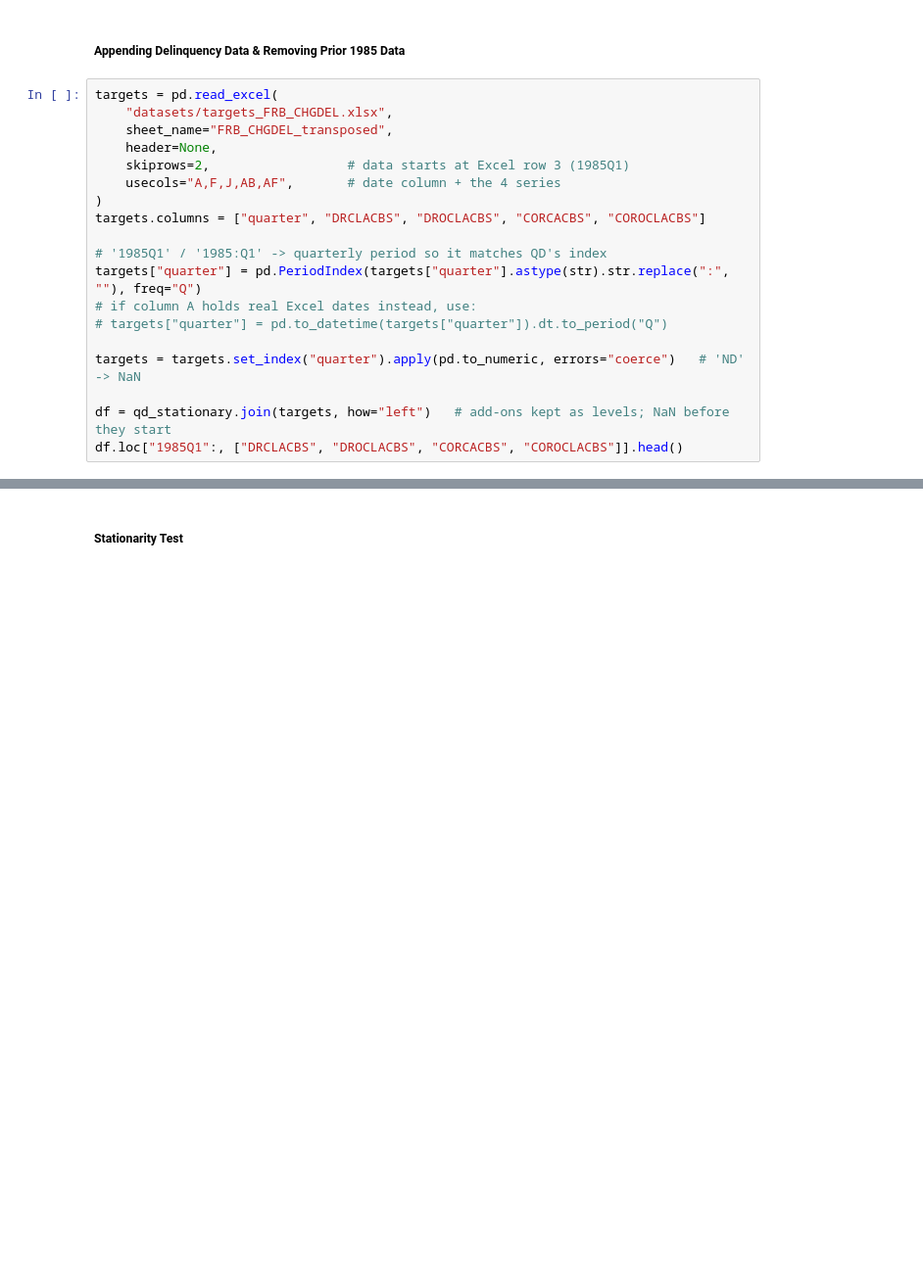
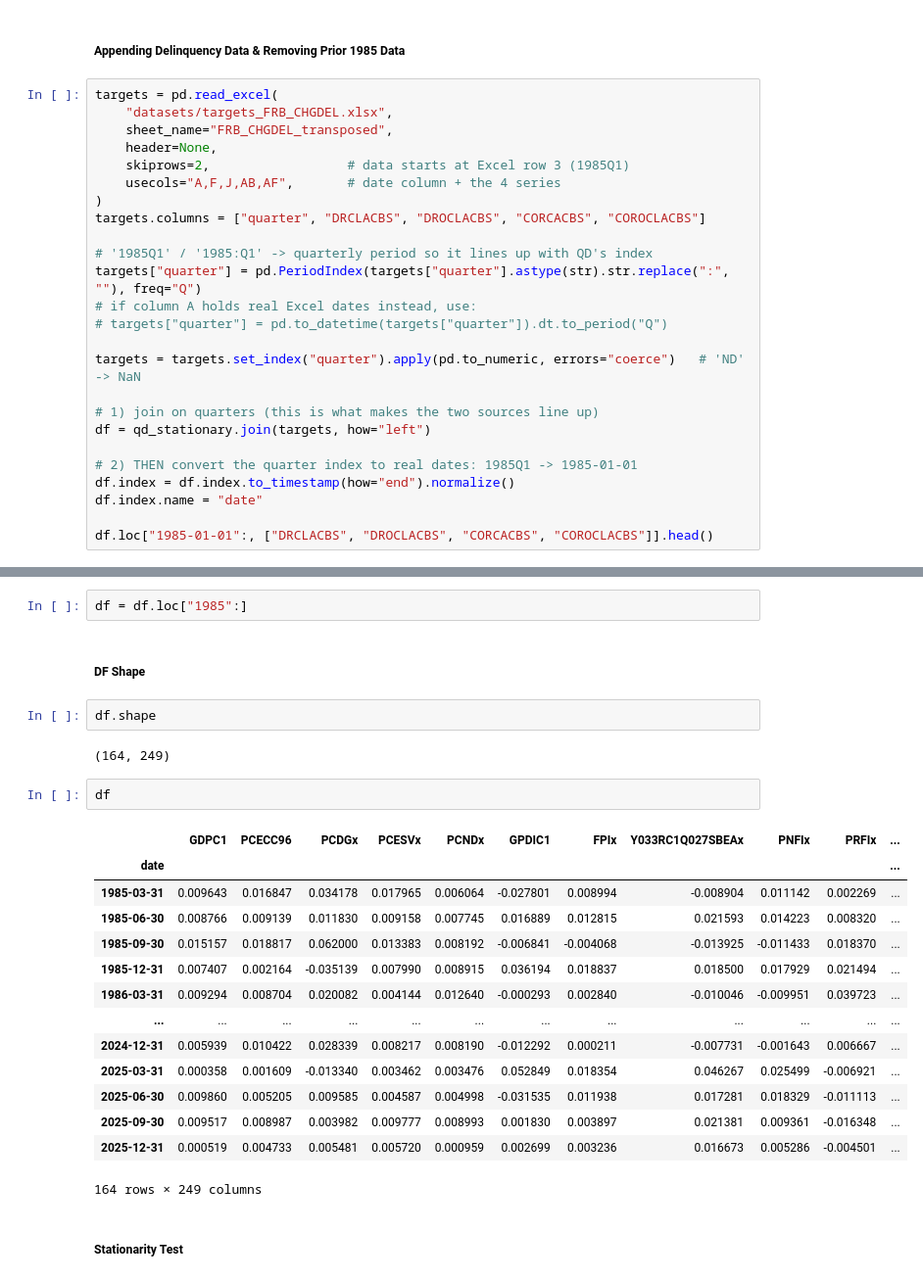
Before and after one commit to andre-bu-gitdev/DX799-O1, a Jupyter notebook: Milestone_1_2_Work_Folder/_EDA_.ipynb, the cells around one changed output, grey strips where cells are left out. Shown at 98% size. Drawn from its saved outputs; the diff is of its cells as text; blank space fills up the shorter version.

```diff
--- a/Milestone_1_2_Work_Folder/_EDA_.ipynb
+++ b/Milestone_1_2_Work_Folder/_EDA_.ipynb
@@ -99,12 +106,18 @@ targets = pd.read_excel(
 )
 targets.columns = ["quarter", "DRCLACBS", "DROCLACBS", "CORCACBS", "COROCLACBS"]
 
-# '1985Q1' / '1985:Q1' -> quarterly period so it matches QD's index
+# '1985Q1' / '1985:Q1' -> quarterly period so it lines up with QD's index
 targets["quarter"] = pd.PeriodIndex(targets["quarter"].astype(str).str.replace(":", ""), freq="Q")
 # if column A holds real Excel dates instead, use:
 # targets["quarter"] = pd.to_datetime(targets["quarter"]).dt.to_period("Q")
 
 targets = targets.set_index("quarter").apply(pd.to_numeric, errors="coerce")   # 'ND' -> NaN
 
-df = qd_stationary.join(targets, how="left")   # add-ons kept as levels; NaN before they start
-df.loc["1985Q1":, ["DRCLACBS", "DROCLACBS", "CORCACBS", "COROCLACBS"]].head()
+# 1) join on quarters (this is what makes the two sources line up)
+df = qd_stationary.join(targets, how="left")
+
+# 2) THEN convert the quarter index to real dates: 1985Q1 -> 1985-01-01
+df.index = df.index.to_timestamp(how="end").normalize()
+df.index.name = "date"
+
+df.loc["1985-01-01":, ["DRCLACBS", "DROCLACBS", "CORCACBS", "COROCLACBS"]].head()
@@ -111,2 +132,27 @@ df.loc["1985Q1":, ["DRCLACBS", "DROCLACBS", "CORCACBS", "COROCLACBS"]].head()
+# %%
+df = df.loc["1985":]
+# %% [markdown]
+##### DF Shape
+# %%
+df.shape
+# %% [output]
+(164, 249)
+# %%
+df
+# %% [output]
+|  | GDPC1 | PCECC96 | PCDGx | PCESVx | PCNDx | GPDIC1 | FPIx | Y033RC1Q027SBEAx | PNFIx | PRFIx | ... |
+| date |  |  |  |  |  |  |  |  |  |  | ... |
+| 1985-03-31 | 0.009643 | 0.016847 | 0.034178 | 0.017965 | 0.006064 | -0.027801 | 0.008994 | -0.008904 | 0.011142 | 0.002269 | ... |
+| 1985-06-30 | 0.008766 | 0.009139 | 0.011830 | 0.009158 | 0.007745 | 0.016889 | 0.012815 | 0.021593 | 0.014223 | 0.008320 | ... |
+| 1985-09-30 | 0.015157 | 0.018817 | 0.062000 | 0.013383 | 0.008192 | -0.006841 | -0.004068 | -0.013925 | -0.011433 | 0.018370 | ... |
+| 1985-12-31 | 0.007407 | 0.002164 | -0.035139 | 0.007990 | 0.008915 | 0.036194 | 0.018837 | 0.018500 | 0.017929 | 0.021494 | ... |
+| 1986-03-31 | 0.009294 | 0.008704 | 0.020082 | 0.004144 | 0.012640 | -0.000293 | 0.002840 | -0.010046 | -0.009951 | 0.039723 | ... |
+| ... | ... | ... | ... | ... | ... | ... | ... | ... | ... | ... | ... |
+| 2024-12-31 | 0.005939 | 0.010422 | 0.028339 | 0.008217 | 0.008190 | -0.012292 | 0.000211 | -0.007731 | -0.001643 | 0.006667 | ... |
+| 2025-03-31 | 0.000358 | 0.001609 | -0.013340 | 0.003462 | 0.003476 | 0.052849 | 0.018354 | 0.046267 | 0.025499 | -0.006921 | ... |
+| 2025-06-30 | 0.009860 | 0.005205 | 0.009585 | 0.004587 | 0.004998 | -0.031535 | 0.011938 | 0.017281 | 0.018329 | -0.011113 | ... |
+| 2025-09-30 | 0.009517 | 0.008987 | 0.003982 | 0.009777 | 0.008993 | 0.001830 | 0.003897 | 0.021381 | 0.009361 | -0.016348 | ... |
+| 2025-12-31 | 0.000519 | 0.004733 | 0.005481 | 0.005720 | 0.000959 | 0.002699 | 0.003236 | 0.016673 | 0.005286 | -0.004501 | ... |
+164 rows × 249 columns
 # %% [markdown]
 ##### Stationarity Test
```
Also changed, not shown: parts of 3 cells of this notebook, 1 other file.
